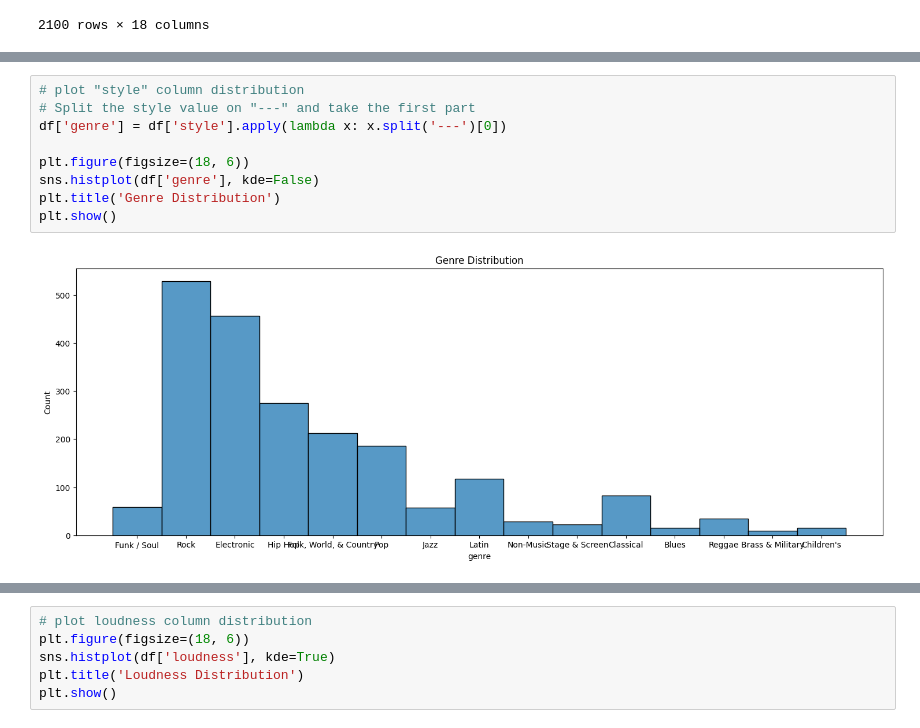
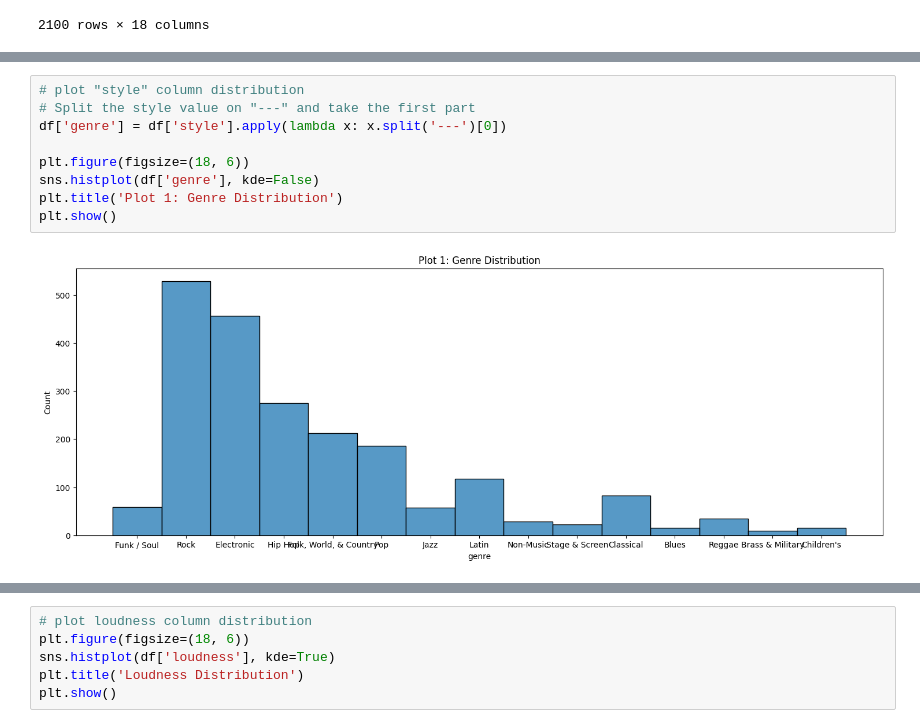
Before and after one commit to inspektral/amplab-1, a Jupyter notebook: amplab-1.ipynb, the cells around one changed output, grey strips where cells are left out. Cells and saved outputs as stored; diff of their text form.

```diff
--- a/amplab-1.ipynb
+++ b/amplab-1.ipynb
@@ -23,11 +28,11 @@ display(df)
 # %%
 # plot "style" column distribution
 # Split the style value on "---" and take the first part
 df['genre'] = df['style'].apply(lambda x: x.split('---')[0])
 
 plt.figure(figsize=(18, 6))
 sns.histplot(df['genre'], kde=False)
-plt.title('Genre Distribution')
+plt.title('Plot 1: Genre Distribution')
 plt.show()
 # %% [output]
-[figure, old version]
+[figure, new version]
```
Also changed, not shown: parts of 11 cells of this notebook.
